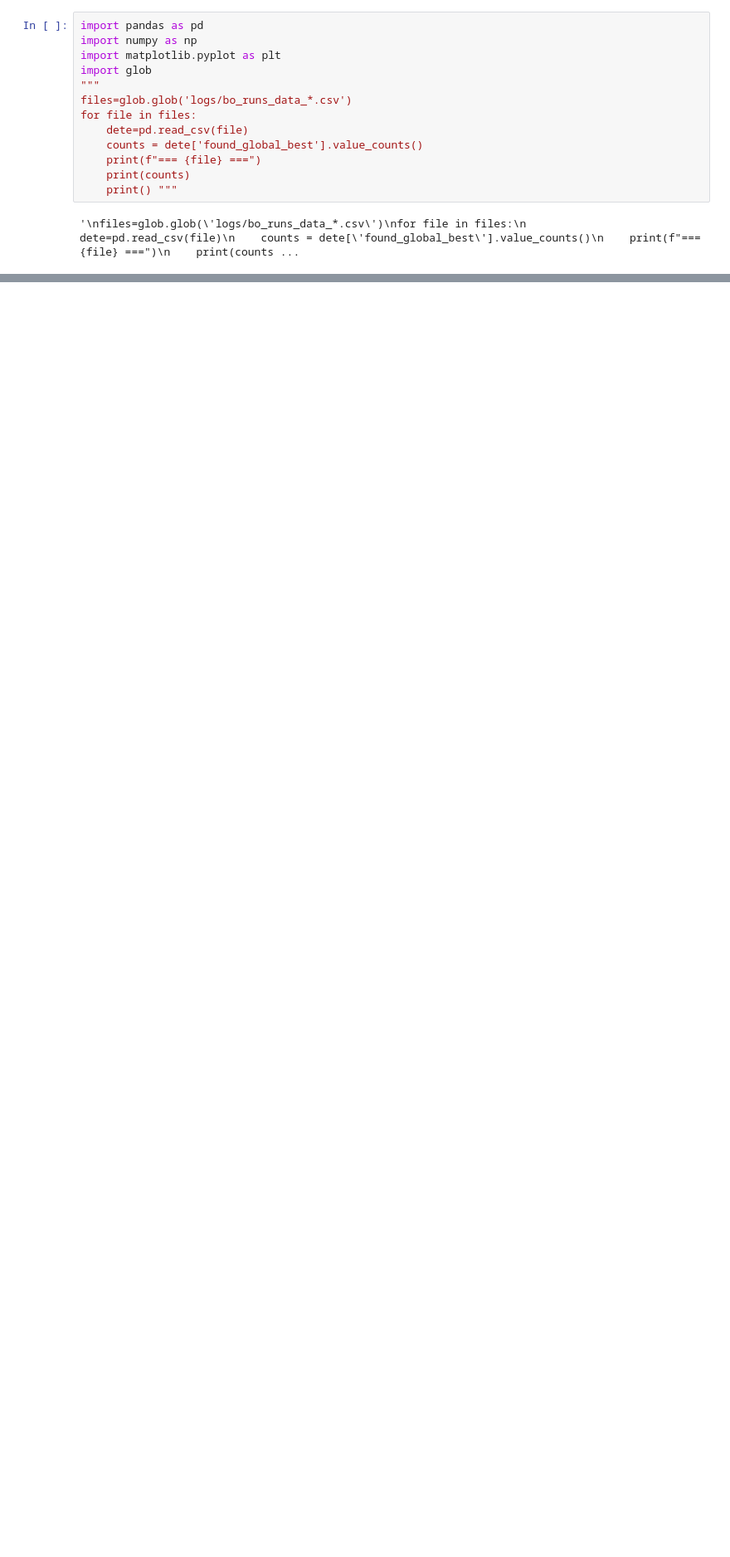
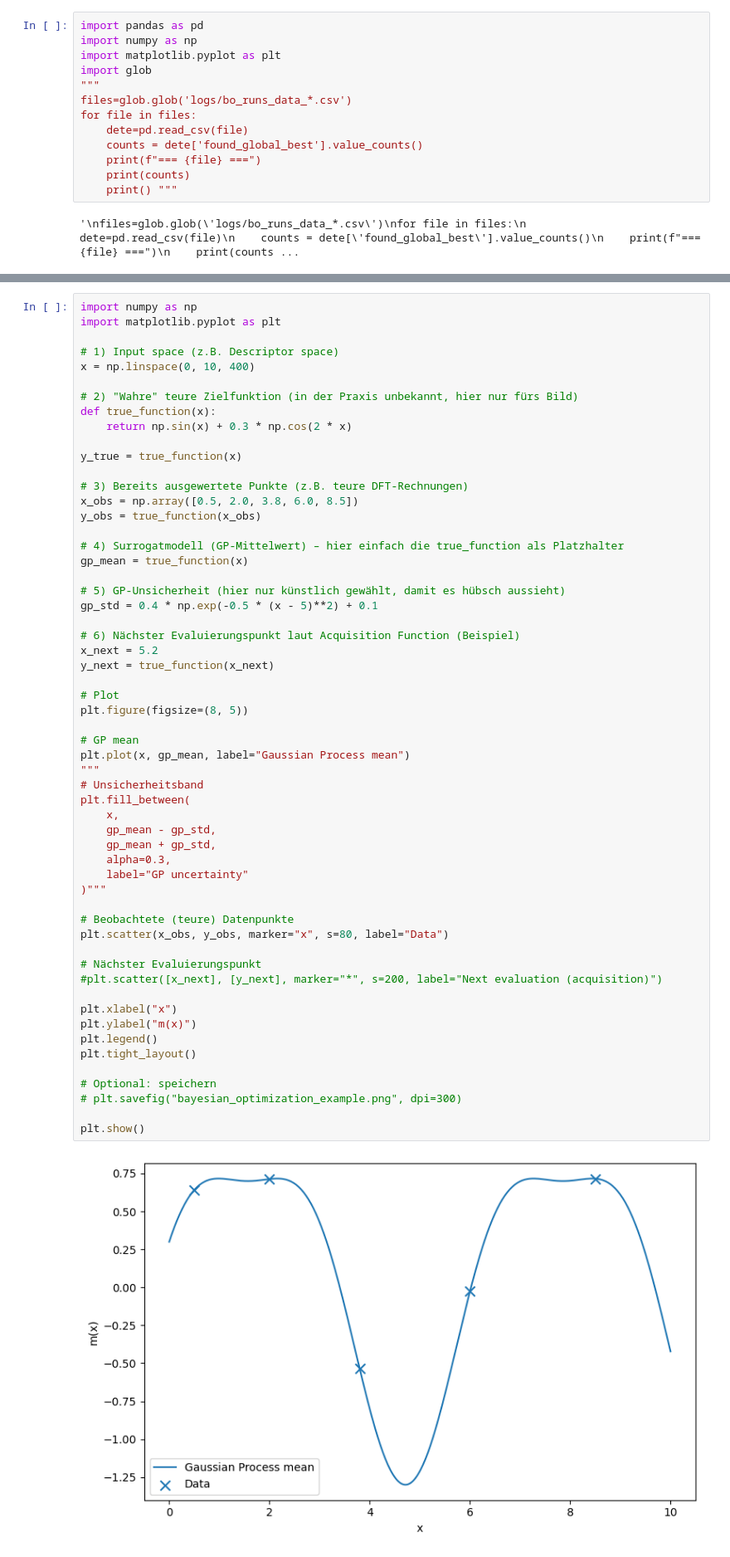
Before and after one commit to dbock369-dot/MASTHA, a Jupyter notebook: TestBench/Testbench_vgl_TempPressureSwing.ipynb, the cells around one changed output, grey strips where cells are left out. Shown: that part at 83% size. Saved outputs shown, nothing was run; the diff lists cells and outputs as text; blank space fills up the shorter version.

```diff
--- a/TestBench/Testbench_vgl_TempPressureSwing.ipynb
+++ b/TestBench/Testbench_vgl_TempPressureSwing.ipynb
@@ -61 +61,60 @@ print(summary.sort_values("r2_mean", ascending=False))
 3   0.979944  0.309313           100
+# %%
+import numpy as np
+import matplotlib.pyplot as plt
+
+# 1) Input space (z.B. Descriptor space)
+x = np.linspace(0, 10, 400)
+
+# 2) "Wahre" teure Zielfunktion (in der Praxis unbekannt, hier nur fürs Bild)
+def true_function(x):
+    return np.sin(x) + 0.3 * np.cos(2 * x)
+
+y_true = true_function(x)
+
+# 3) Bereits ausgewertete Punkte (z.B. teure DFT-Rechnungen)
+x_obs = np.array([0.5, 2.0, 3.8, 6.0, 8.5])
+y_obs = true_function(x_obs)
+
+# 4) Surrogatmodell (GP-Mittelwert) – hier einfach die true_function als Platzhalter
+gp_mean = true_function(x)
+
+# 5) GP-Unsicherheit (hier nur künstlich gewählt, damit es hübsch aussieht)
+gp_std = 0.4 * np.exp(-0.5 * (x - 5)**2) + 0.1
+
+# 6) Nächster Evaluierungspunkt laut Acquisition Function (Beispiel)
+x_next = 5.2
+y_next = true_function(x_next)
+
+# Plot
+plt.figure(figsize=(8, 5))
+
+# GP mean
+plt.plot(x, gp_mean, label="Gaussian Process mean")
+"""
+# Unsicherheitsband
+plt.fill_between(
+    x,
+    gp_mean - gp_std,
+    gp_mean + gp_std,
+    alpha=0.3,
+    label="GP uncertainty"
+)"""
+
+# Beobachtete (teure) Datenpunkte
+plt.scatter(x_obs, y_obs, marker="x", s=80, label="Data")
+
+# Nächster Evaluierungspunkt
+#plt.scatter([x_next], [y_next], marker="*", s=200, label="Next evaluation (acquisition)")
+
+plt.xlabel("x")
+plt.ylabel("m(x)")
+plt.legend()
+plt.tight_layout()
+
+# Optional: speichern
+# plt.savefig("bayesian_optimization_example.png", dpi=300)
+
+plt.show()
+# %% [output]
+[figure, added]
```
Also changed, not shown: parts of 2 cells of this notebook, 31 other files.
